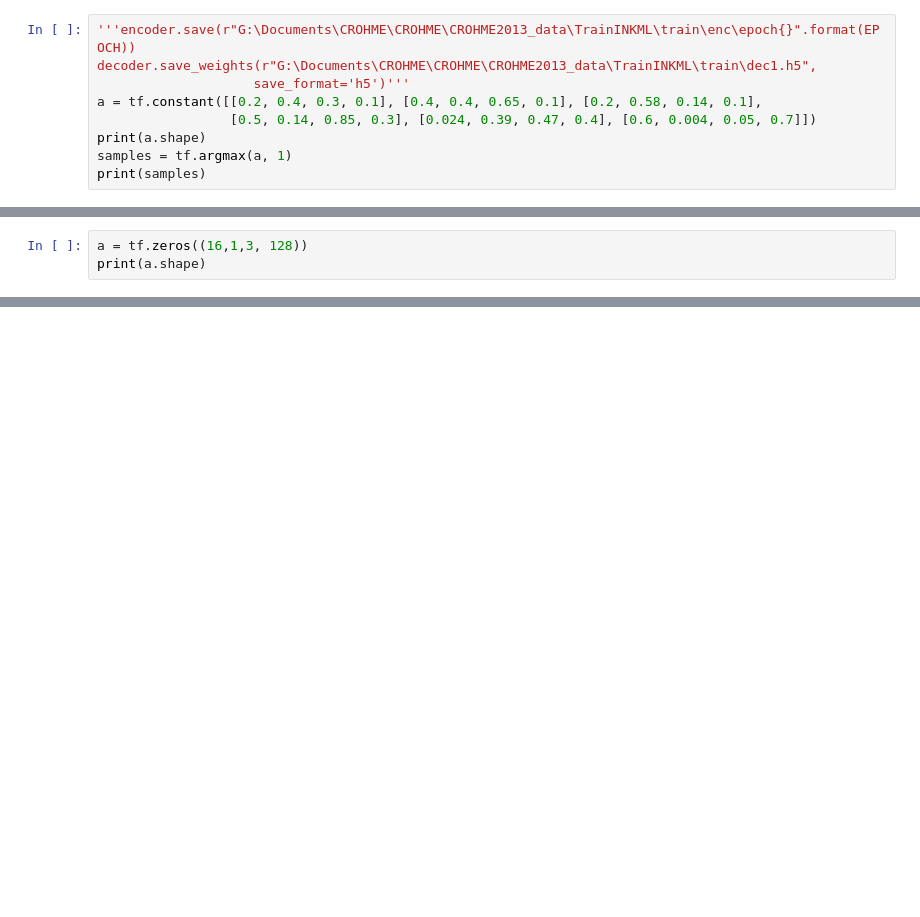
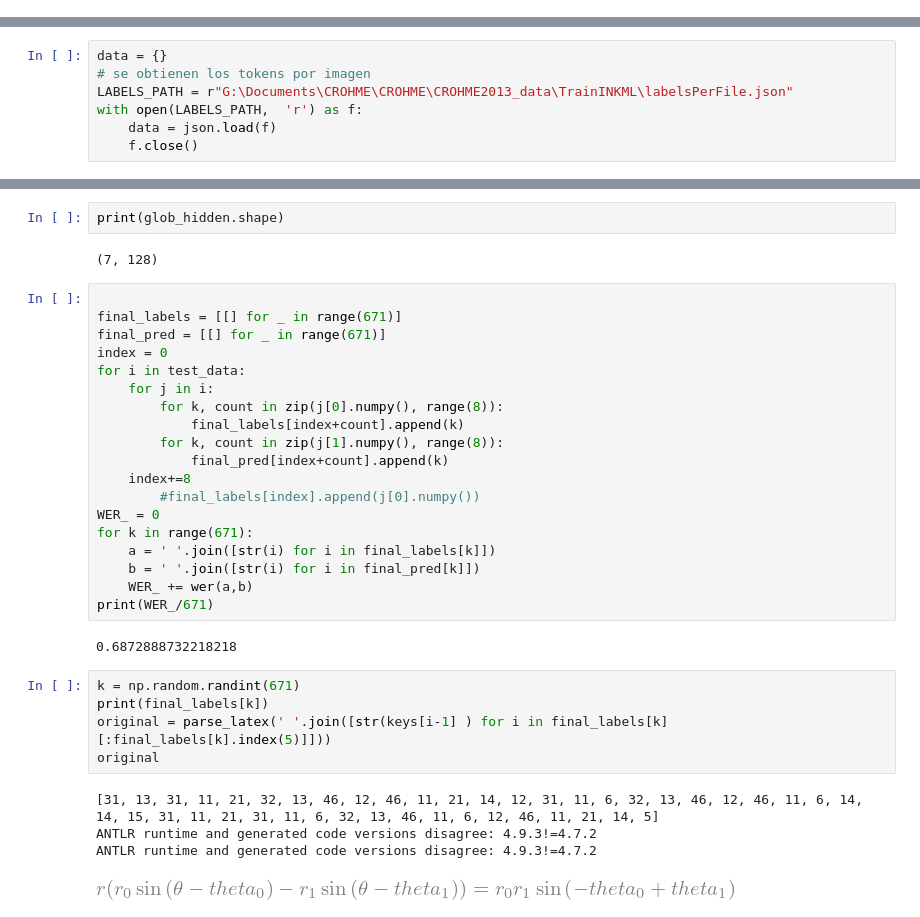
Before and after one commit to Kaladin12/ML_OHME, a Jupyter notebook: modelo_en_drive.ipynb, the cells around one changed output, grey strips where cells are left out. Saved outputs shown, nothing was run; the diff lists cells and outputs as text; blank space fills up the shorter version.

```diff
--- a/modelo_en_drive.ipynb
+++ b/modelo_en_drive.ipynb
@@ -668,9 +0,0 @@ NameError: ignored
-# %%
-'''encoder.save(r"G:\Documents\CROHME\CROHME\CROHME2013_data\TrainINKML\train\enc\epoch{}".format(EPOCH))
-decoder.save_weights(r"G:\Documents\CROHME\CROHME\CROHME2013_data\TrainINKML\train\dec1.h5",
-                    save_format='h5')'''
-a = tf.constant([[0.2, 0.4, 0.3, 0.1], [0.4, 0.4, 0.65, 0.1], [0.2, 0.58, 0.14, 0.1],
-                 [0.5, 0.14, 0.85, 0.3], [0.024, 0.39, 0.47, 0.4], [0.6, 0.004, 0.05, 0.7]])
-print(a.shape)
-samples = tf.argmax(a, 1)
-print(samples)
@@ -766,3 +0,0 @@ M = 128
-# %%
-a = tf.zeros((16,1,3, 128))
-print(a.shape)
@@ -871,0 +520,7 @@ operable program or batch file.
+# %%
+data = {}
+# se obtienen los tokens por imagen
+LABELS_PATH = r"G:\Documents\CROHME\CROHME\CROHME2013_data\TrainINKML\labelsPerFile.json"
+with open(LABELS_PATH,  'r') as f:
+    data = json.load(f)
+    f.close()
@@ -871,0 +854,35 @@ operable program or batch file.
+# %%
+print(glob_hidden.shape)
+# %% [output]
+(7, 128)
+# %%
+
+final_labels = [[] for _ in range(671)]
+final_pred = [[] for _ in range(671)]
+index = 0
+for i in test_data:
+    for j in i:
+        for k, count in zip(j[0].numpy(), range(8)):
+            final_labels[index+count].append(k)
+        for k, count in zip(j[1].numpy(), range(8)):
+            final_pred[index+count].append(k)
+    index+=8
+        #final_labels[index].append(j[0].numpy())
+WER_ = 0
+for k in range(671):
+    a = ' '.join([str(i) for i in final_labels[k]])
+    b = ' '.join([str(i) for i in final_pred[k]])
+    WER_ += wer(a,b)
+print(WER_/671)
+# %% [output]
+0.6872888732218218
+# %%
+k = np.random.randint(671)
+print(final_labels[k])
+original = parse_latex(' '.join([str(keys[i-1] ) for i in final_labels[k][:final_labels[k].index(5)]]))
+original
+# %% [output]
+[31, 13, 31, 11, 21, 32, 13, 46, 12, 46, 11, 21, 14, 12, 31, 11, 6, 32, 13, 46, 12, 46, 11, 6, 14, 14, 15, 31, 11, 21, 31, 11, 6, 32, 13, 46, 11, 6, 12, 46, 11, 21, 14, 5]
+ANTLR runtime and generated code versions disagree: 4.9.3!=4.7.2
+ANTLR runtime and generated code versions disagree: 4.9.3!=4.7.2
+[figure, added]
```
Also changed, not shown: parts of 69 cells of this notebook.
